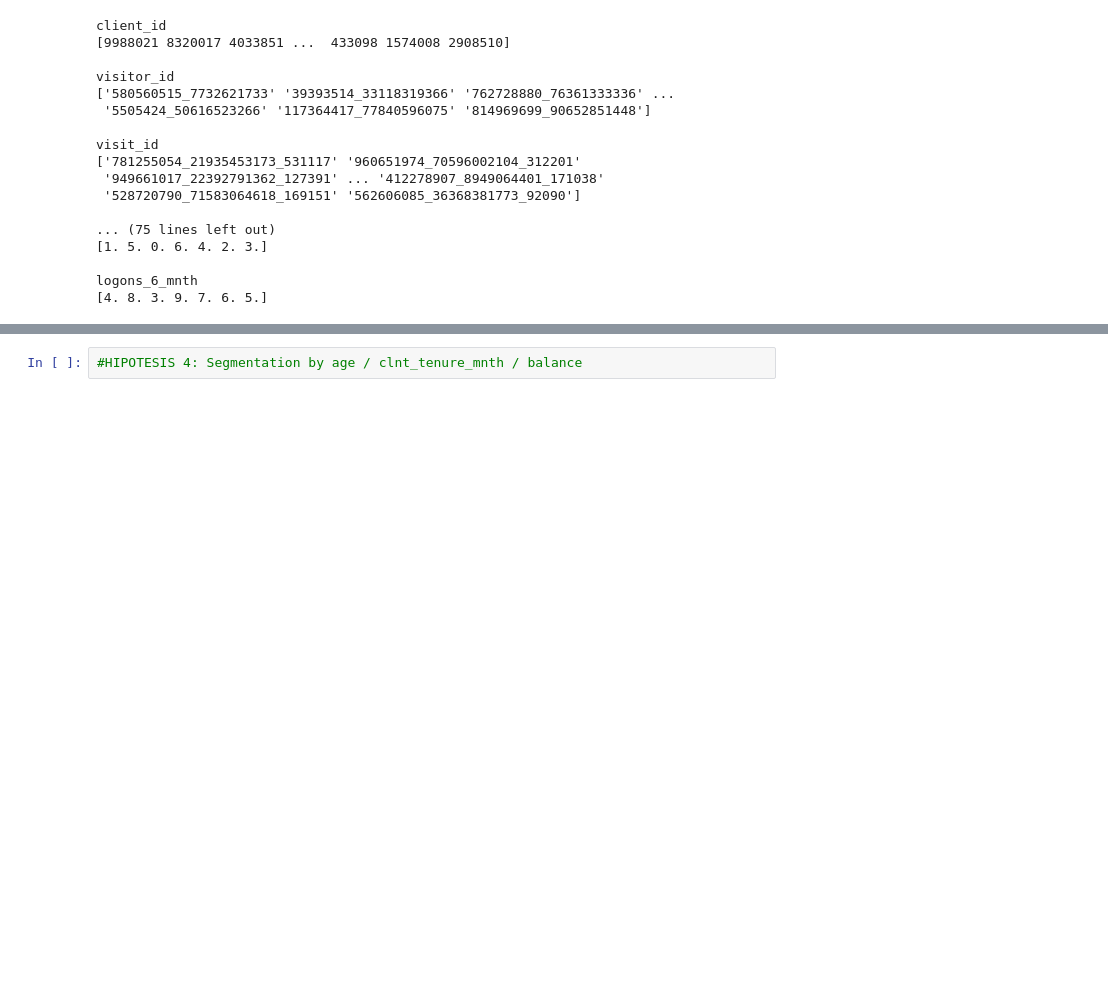
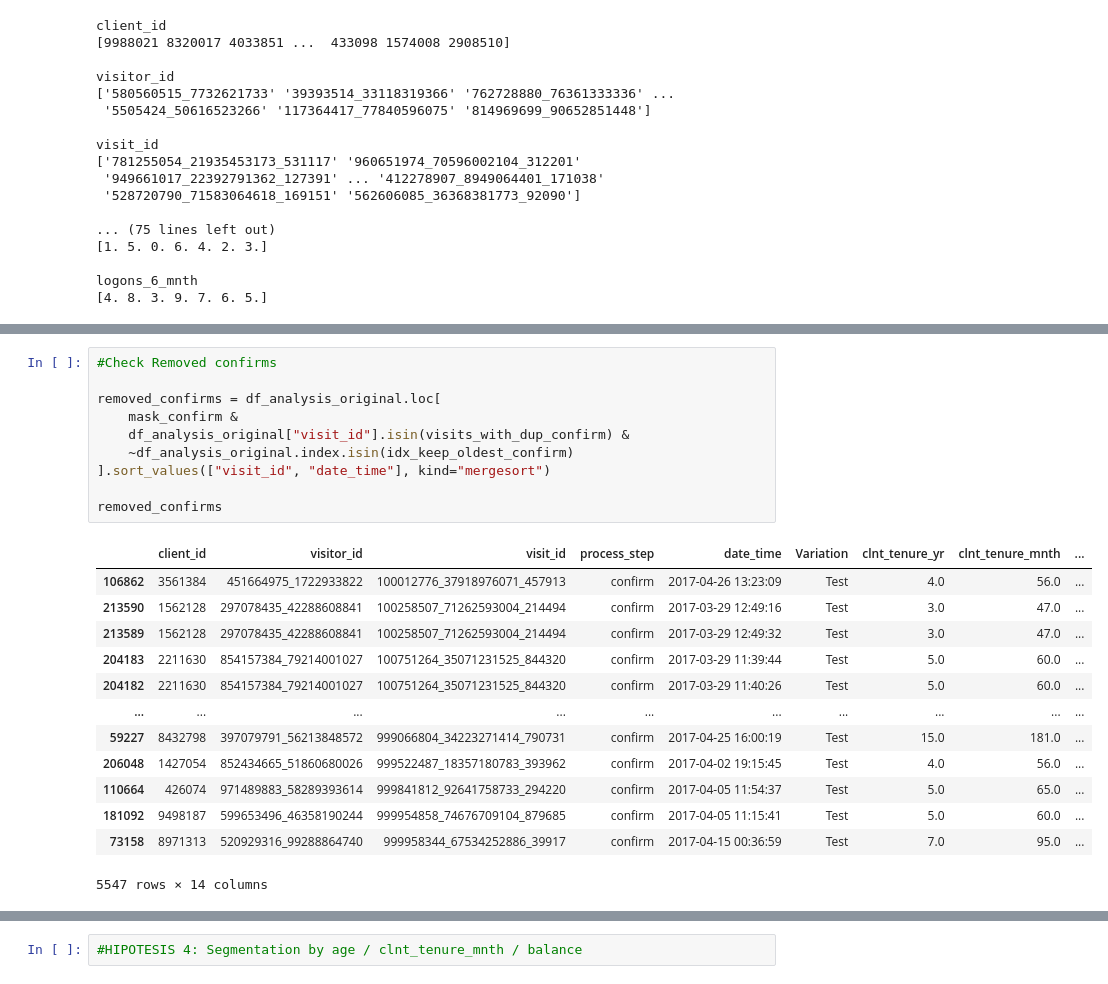
Before and after one commit to marlene-alcobendas/Project5_ABtesting_PowerBI, a Jupyter notebook: ABtesting.ipynb, the cells around one changed output, grey strips where cells are left out. Drawn from its saved outputs; the diff is of its cells as text; blank space fills up the shorter version.

```diff
--- a/ABtesting.ipynb
+++ b/ABtesting.ipynb
@@ -236,0 +311,24 @@ logons_6_mnth
+# %%
+#Check Removed confirms
+
+removed_confirms = df_analysis_original.loc[
+    mask_confirm &
+    df_analysis_original["visit_id"].isin(visits_with_dup_confirm) &
+    ~df_analysis_original.index.isin(idx_keep_oldest_confirm)
+].sort_values(["visit_id", "date_time"], kind="mergesort")
+
+removed_confirms
+# %% [output]
+|  | client_id | visitor_id | visit_id | process_step | date_time | Variation | clnt_tenure_yr | clnt_tenure_mnth | ... |
+| 106862 | 3561384 | 451664975_1722933822 | 100012776_37918976071_457913 | confirm | 2017-04-26 13:23:09 | Test | 4.0 | 56.0 | ... |
+| 213590 | 1562128 | 297078435_42288608841 | 100258507_71262593004_214494 | confirm | 2017-03-29 12:49:16 | Test | 3.0 | 47.0 | ... |
+| 213589 | 1562128 | 297078435_42288608841 | 100258507_71262593004_214494 | confirm | 2017-03-29 12:49:32 | Test | 3.0 | 47.0 | ... |
+| 204183 | 2211630 | 854157384_79214001027 | 100751264_35071231525_844320 | confirm | 2017-03-29 11:39:44 | Test | 5.0 | 60.0 | ... |
+| 204182 | 2211630 | 854157384_79214001027 | 100751264_35071231525_844320 | confirm | 2017-03-29 11:40:26 | Test | 5.0 | 60.0 | ... |
+| ... | ... | ... | ... | ... | ... | ... | ... | ... | ... |
+| 59227 | 8432798 | 397079791_56213848572 | 999066804_34223271414_790731 | confirm | 2017-04-25 16:00:19 | Test | 15.0 | 181.0 | ... |
+| 206048 | 1427054 | 852434665_51860680026 | 999522487_18357180783_393962 | confirm | 2017-04-02 19:15:45 | Test | 4.0 | 56.0 | ... |
+| 110664 | 426074 | 971489883_58289393614 | 999841812_92641758733_294220 | confirm | 2017-04-05 11:54:37 | Test | 5.0 | 65.0 | ... |
+| 181092 | 9498187 | 599653496_46358190244 | 999954858_74676709104_879685 | confirm | 2017-04-05 11:15:41 | Test | 5.0 | 60.0 | ... |
+| 73158 | 8971313 | 520929316_99288864740 | 999958344_67534252886_39917 | confirm | 2017-04-15 00:36:59 | Test | 7.0 | 95.0 | ... |
+5547 rows × 14 columns
```
Also changed, not shown: parts of 25 cells of this notebook.
